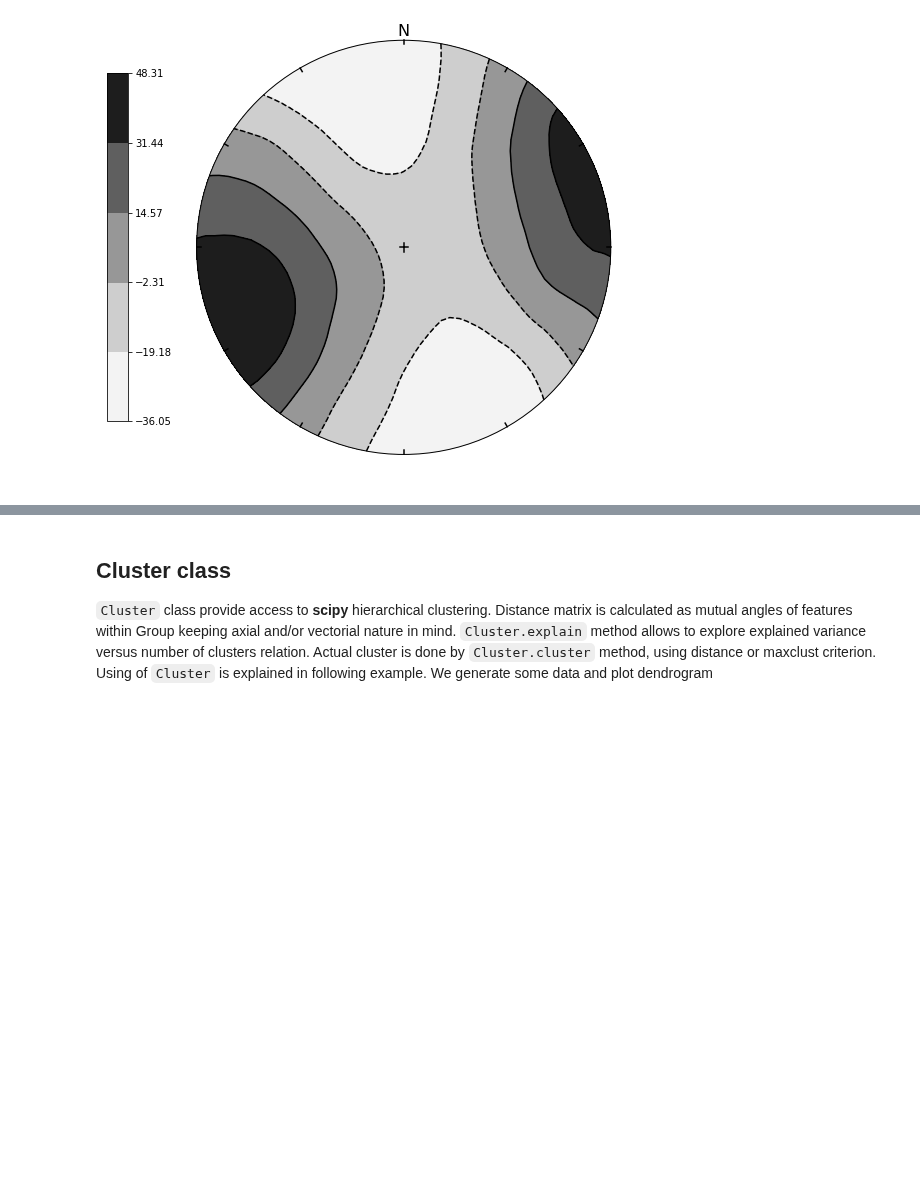
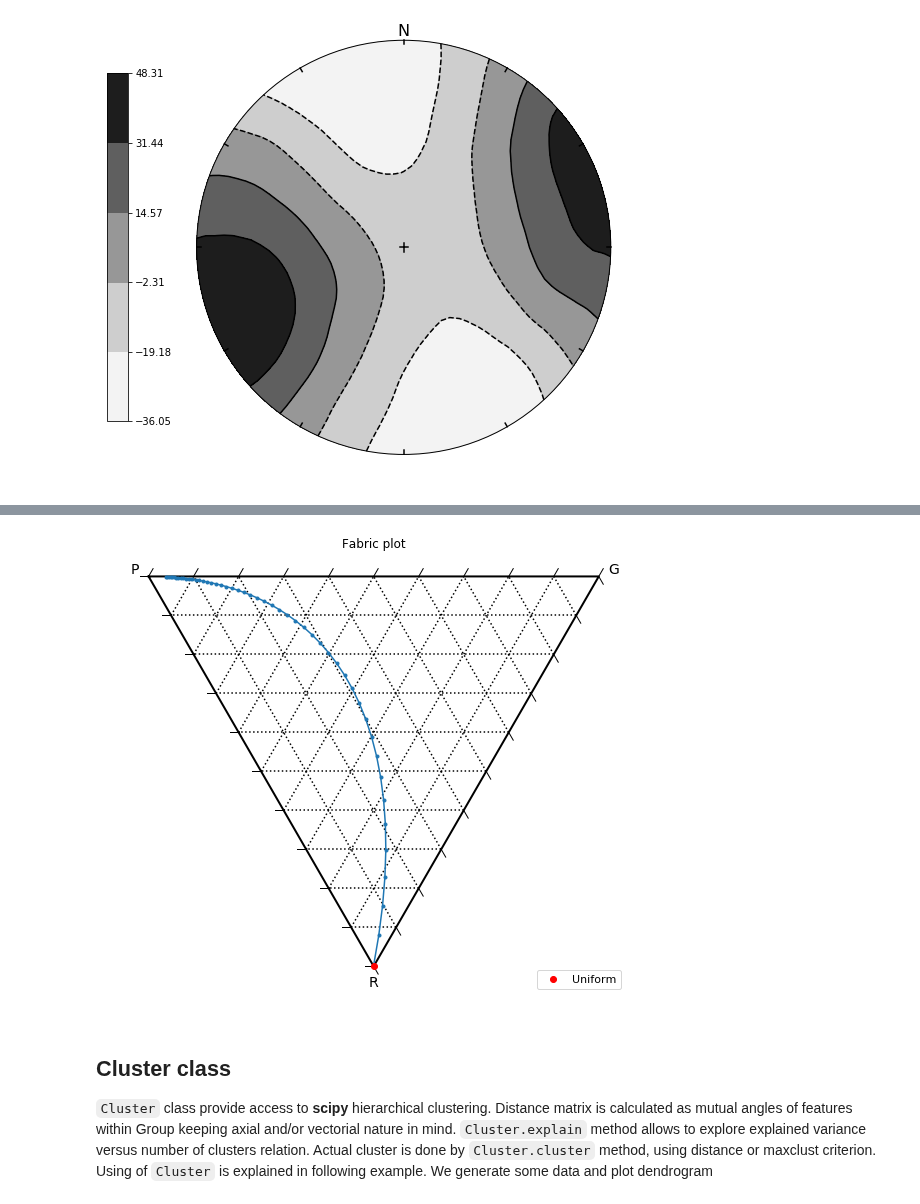
Before and after one commit to ondrolexa/apsg, a Jupyter notebook: examples/apsg_tutorial.ipynb, the cells around one changed output, grey strips where cells are left out. Saved outputs shown, nothing was run; the diff lists cells and outputs as text; code cells hidden in the pictures; blank space fills up the shorter version.

```diff
--- a/examples/apsg_tutorial.ipynb
+++ b/examples/apsg_tutorial.ipynb
@@ -403,3 +460,12 @@ FabricPlot(g1, g2, g3);
+# %%
+ot = g3.ortensor
+otevol = [g3.transform(L.defgrad(t/50)).ortensor for t in range(50)]
+f = FabricPlot()
+f.path(otevol)
+f.plot(ot, 'ro')
+f.show()
+# %% [output]
+[figure, added]
 # %% [markdown]
 ## Cluster class
 ``Cluster`` class provide access to **scipy** hierarchical clustering. Distance matrix is calculated as mutual angles of features within Group keeping axial and/or vectorial nature in mind. ``Cluster.explain`` method allows to explore explained variance versus number of clusters relation. Actual cluster is done by ``Cluster.cluster`` method, using distance or maxclust criterion. Using of ``Cluster`` is explained in following example. We generate some data and plot dendrogram
```
Also changed, not shown: parts of 30 cells of this notebook, 9 other files.
